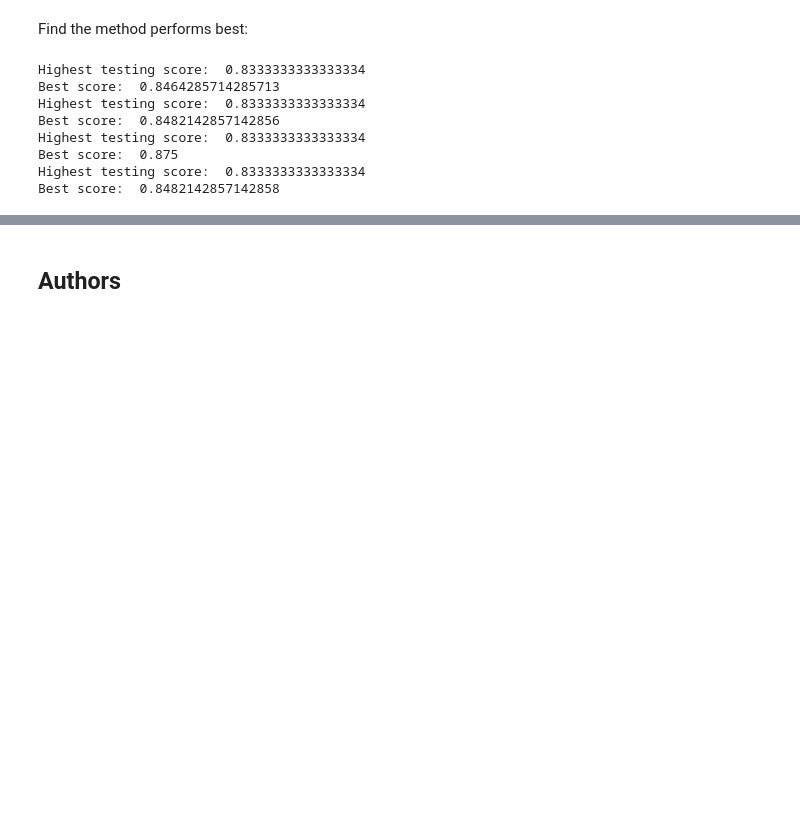
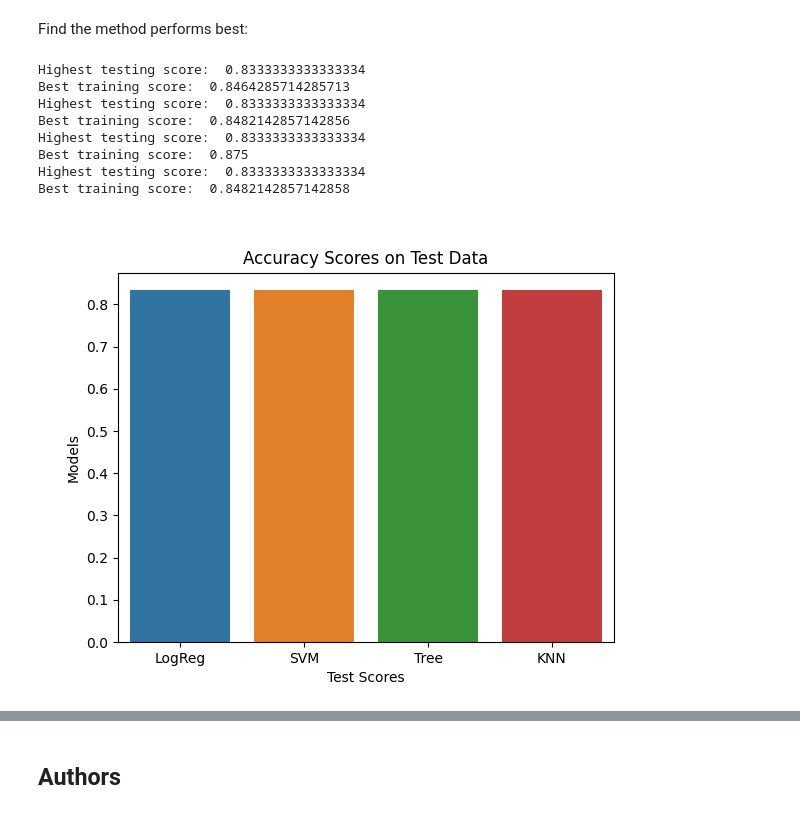
Before and after one commit to Jonathan-Dedinata/Data-Science-Capstone, a Jupyter notebook: Prediction Analysis/IBM-DS0321EN-SkillsNetwork_labs_module_4_SpaceX_Machine_Learning_Prediction_Part_5.jupyterlite.ipynb, the cells around one changed output, grey strips where cells are left out. Saved outputs shown, nothing was run; the diff lists cells and outputs as text; code cells hidden in the pictures; blank space fills up the shorter version.

Commit message:
Update Pred Analysis
Update predictive analysis to include bar chart

```diff
--- a/Prediction Analysis/IBM-DS0321EN-SkillsNetwork_labs_module_4_SpaceX_Machine_Learning_Prediction_Part_5.jupyterlite.ipynb
+++ b/Prediction Analysis/IBM-DS0321EN-SkillsNetwork_labs_module_4_SpaceX_Machine_Learning_Prediction_Part_5.jupyterlite.ipynb
@@ -330,15 +330,28 @@ plot_confusion_matrix(Y_test,yhat)
 Find the method performs best:
 # %%
 models = [logreg_cv, svm_cv, tree_cv, knn_cv]
+test_score = []
+best_train_score = []
 for model in models:
     print('Highest testing score: ', model.score(X_test, Y_test))
-    print('Best score: ', model.best_score_)
+    test_score.append(model.score(X_test, Y_test))
+    print('Best training score: ', model.best_score_)
+    best_train_score.append(model.best_score_)
 # %% [output]
 Highest testing score:  0.8333333333333334
-Best score:  0.8464285714285713
+Best training score:  0.8464285714285713
 Highest testing score:  0.8333333333333334
-Best score:  0.8482142857142856
+Best training score:  0.8482142857142856
 Highest testing score:  0.8333333333333334
-Best score:  0.875
+Best training score:  0.875
 Highest testing score:  0.8333333333333334
-Best score:  0.8482142857142858
+Best training score:  0.8482142857142858
+# %%
+model_string = ['LogReg', 'SVM', 'Tree', 'KNN']
+sns.barplot(x=model_string, y=test_score)
+plt.ylabel('Models')
+plt.xlabel('Test Scores')
+plt.title('Accuracy Scores on Test Data')
+plt.show()
+# %% [output]
+[figure, added]
```
Also changed, not shown: parts of 2 cells of this notebook.
